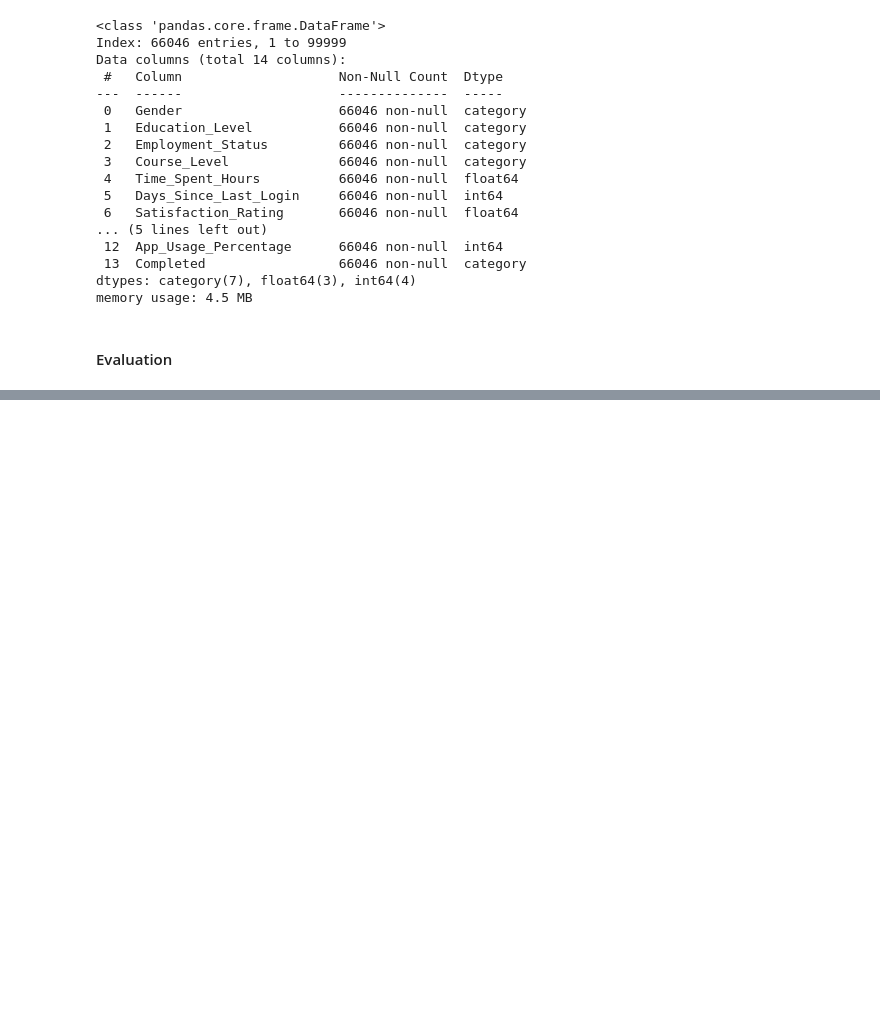
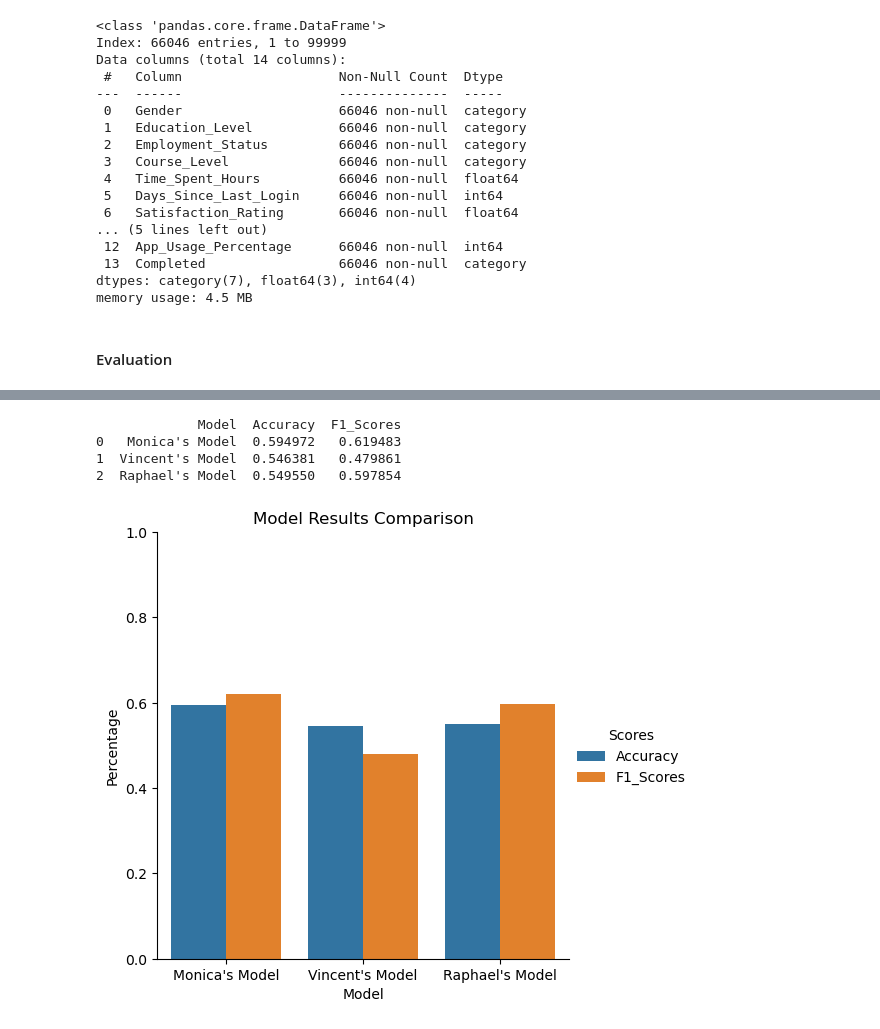
Before and after one commit to AkeemSemperDataScience/data3450-project-v1251-group_6, a Jupyter notebook: START_Project.ipynb, the cells around one changed output, grey strips where cells are left out. Cells and saved outputs as stored; diff of their text form; code cells hidden in the pictures; blank space fills up the shorter version.

```diff
--- a/START_Project.ipynb
+++ b/START_Project.ipynb
@@ -695,0 +712,31 @@ Not Completed       0.56      0.44      0.49     10640
+# %%
+## Get Raph's Results
+raph_cr = classification_report(y_test, y_pred, output_dict=True)
+
+raph_F1 = raph_cr["Completed"]["f1-score"]
+raph_acc = accuracy_score(y_test, y_pred)
+# %%
+## For Vincent's results used model_vif's scores
+
+results_table = {"Model": ["Monica's Model", "Vincent's Model", "Raphael's Model"],
+                 "Accuracy": [acc_num, model_vif_acc, raph_acc],
+                 "F1_Scores": [f1_num, model_vif_F1, raph_F1]
+                 }
+
+df_results = pd.DataFrame(results_table)
+
+df_results2 = pd.melt(df_results, id_vars="Model")
+df_results2 = df_results2.rename(columns={"variable": "Scores", "value": "Percentage"})
+
+print(df_results)
+
+sns.catplot(data=df_results2, x="Model", y="Percentage", hue="Scores", kind="bar")
+plt.title("Model Results Comparison")
+plt.ylim(0, 1)
+plt.show()
+# %% [output]
+             Model  Accuracy  F1_Scores
+0   Monica's Model  0.594972   0.619483
+1  Vincent's Model  0.546381   0.479861
+2  Raphael's Model  0.549550   0.597854
+[figure, added]
```
Also changed, not shown: parts of 15 cells of this notebook.
